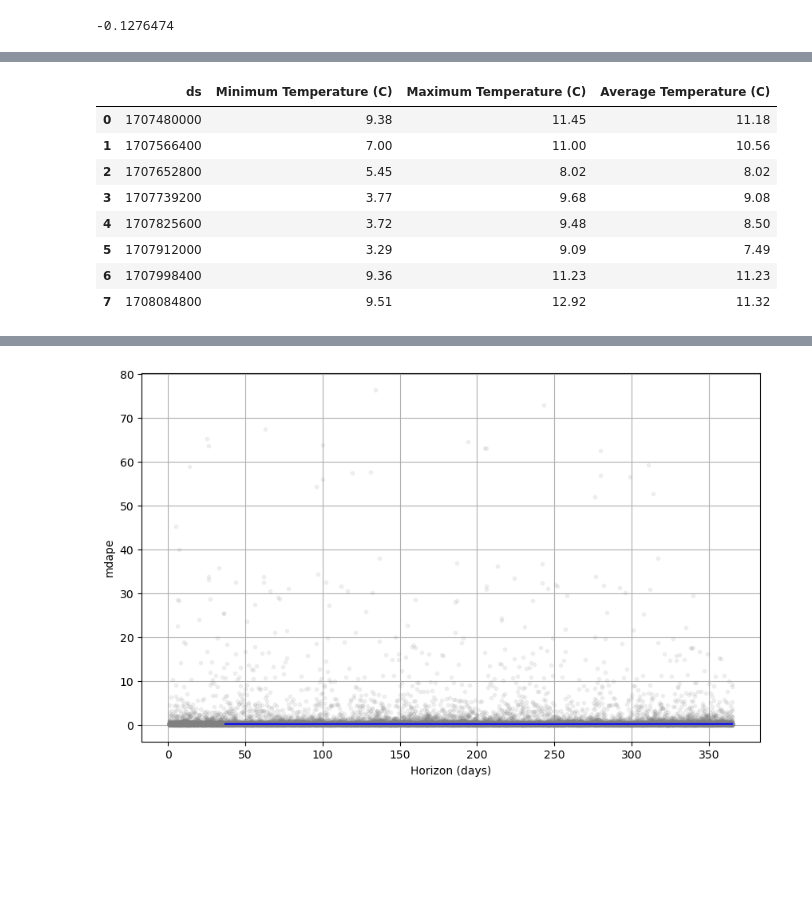
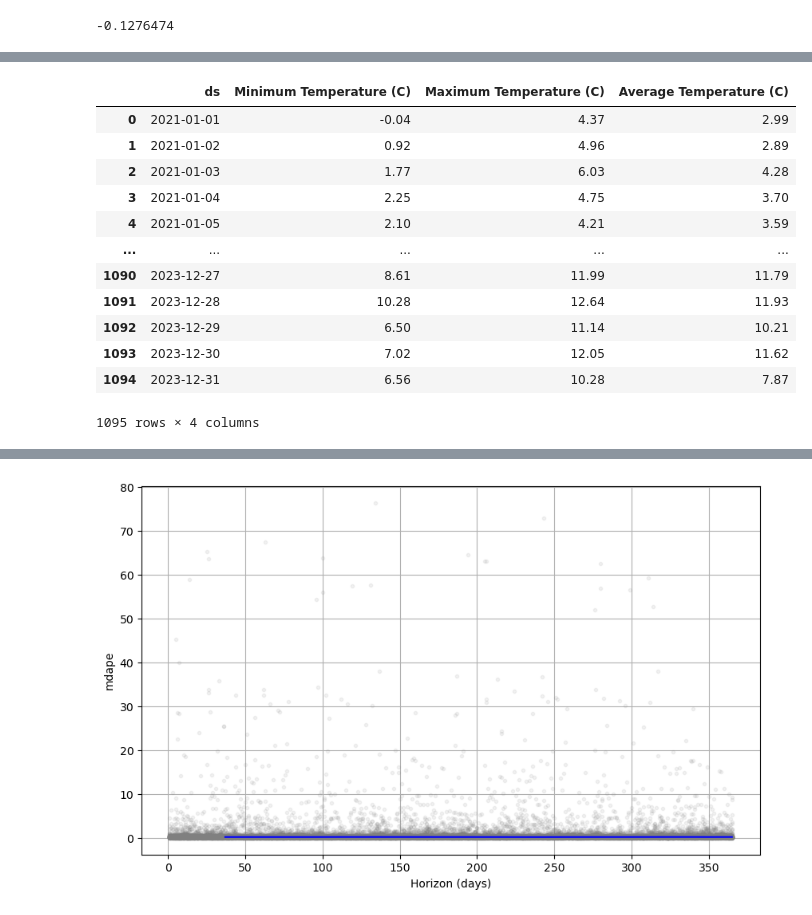
Before and after one commit to cattienl/project1, a Jupyter notebook: prophet.ipynb, the cells around one changed output, grey strips where cells are left out. Saved outputs shown, nothing was run; the diff lists cells and outputs as text; code cells hidden in the pictures; blank space fills up the shorter version.

```diff
--- a/prophet.ipynb
+++ b/prophet.ipynb
@@ -310,48 +397,52 @@ def generate_dates(start_date, end_date):
     return dates
 
 def get_api_london(date):
-    london_api = "https://api.openweathermap.org/data/3.0/onecall/day_summary?lat={lat}&lon={lon}&date={date}&tz=+05:00&appid=77ab0d254ac9b998b6aabc97fcdd0896&units=metric"
-    response = requests.get(london_api.format(lat=51.5074, lon=0.1278, date=date.strftime('%Y-%m-%d')))
-    return response
+    #london_api = "https://api.openweathermap.org/data/3.0/onecall/day_summary?lat={lat}&lon={lon}&date={date}&tz=+05:00&appid=77ab0d254ac9b998b6aabc97fcdd0896&units=metric"
+    #response = requests.get(london_api.format(lat=51.5074, lon=0.1278, date=date.strftime('%Y-%m-%d')))
+    #return response
 
-start_date = datetime.datetime(2020, 1, 1)
-end_date = datetime.datetime(2020, 1, 15)
+start_date = datetime.datetime(2021, 1, 1)
+end_date = datetime.datetime(2023, 12, 31)
 dates = generate_dates(start_date, end_date)
 min_temps = []
 max_temps = []
 mean_temps = []
 
 for date in dates:
     api_response = get_api_london(date)
     if api_response.status_code == 200:
         data = api_response.json()
         min_temp = data['temperature']['min']
         max_temp = data['temperature']['max']
         mean_temp = data['temperature']['afternoon']
         min_temps.append(min_temp)
         max_temps.append(max_temp)
         mean_temps.append(mean_temp)
     else:
         print(f"Error: Unable to fetch data for date {date}")
 
     time.sleep(2)
 
 weather_df = pd.DataFrame({
     'ds': dates,
     'Minimum Temperature (C)': min_temps,
     'Maximum Temperature (C)': max_temps,
     'Average Temperature (C)': mean_temps
 })
 
 weather_df
 # %% [output]
 |  | ds | Minimum Temperature (C) | Maximum Temperature (C) | Average Temperature (C) |
-| 0 | 1707480000 | 9.38 | 11.45 | 11.18 |
-| 1 | 1707566400 | 7.00 | 11.00 | 10.56 |
-| 2 | 1707652800 | 5.45 | 8.02 | 8.02 |
-| 3 | 1707739200 | 3.77 | 9.68 | 9.08 |
-| 4 | 1707825600 | 3.72 | 9.48 | 8.50 |
-| 5 | 1707912000 | 3.29 | 9.09 | 7.49 |
-| 6 | 1707998400 | 9.36 | 11.23 | 11.23 |
-| 7 | 1708084800 | 9.51 | 12.92 | 11.32 |
+| 0 | 2021-01-01 | -0.04 | 4.37 | 2.99 |
+| 1 | 2021-01-02 | 0.92 | 4.96 | 2.89 |
+| 2 | 2021-01-03 | 1.77 | 6.03 | 4.28 |
+| 3 | 2021-01-04 | 2.25 | 4.75 | 3.70 |
+| 4 | 2021-01-05 | 2.10 | 4.21 | 3.59 |
+| ... | ... | ... | ... | ... |
+| 1090 | 2023-12-27 | 8.61 | 11.99 | 11.79 |
+| 1091 | 2023-12-28 | 10.28 | 12.64 | 11.93 |
+| 1092 | 2023-12-29 | 6.50 | 11.14 | 10.21 |
+| 1093 | 2023-12-30 | 7.02 | 12.05 | 11.62 |
+| 1094 | 2023-12-31 | 6.56 | 10.28 | 7.87 |
+1095 rows × 4 columns
 # %%
```
Also changed, not shown: parts of 71 cells of this notebook.
